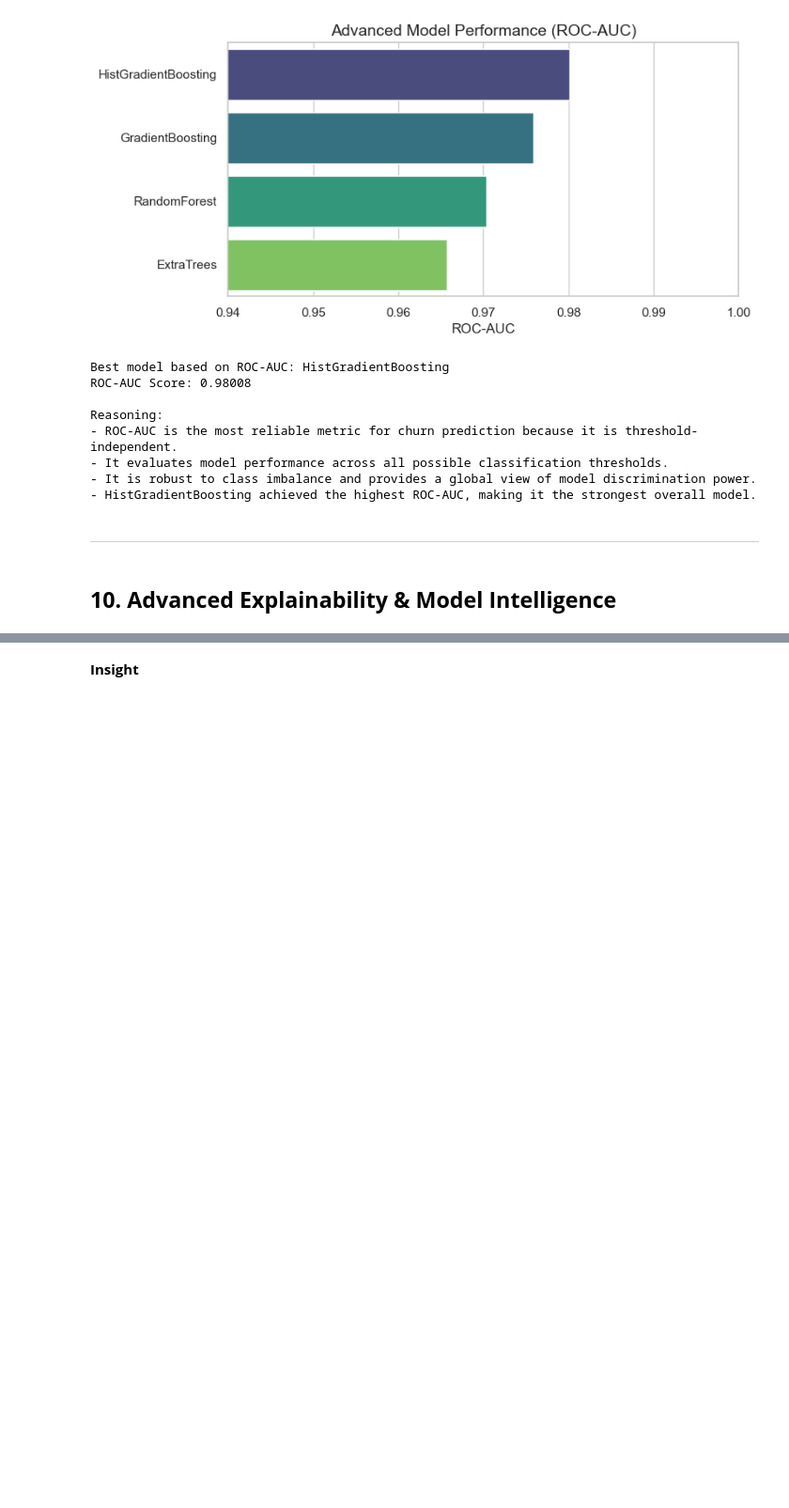
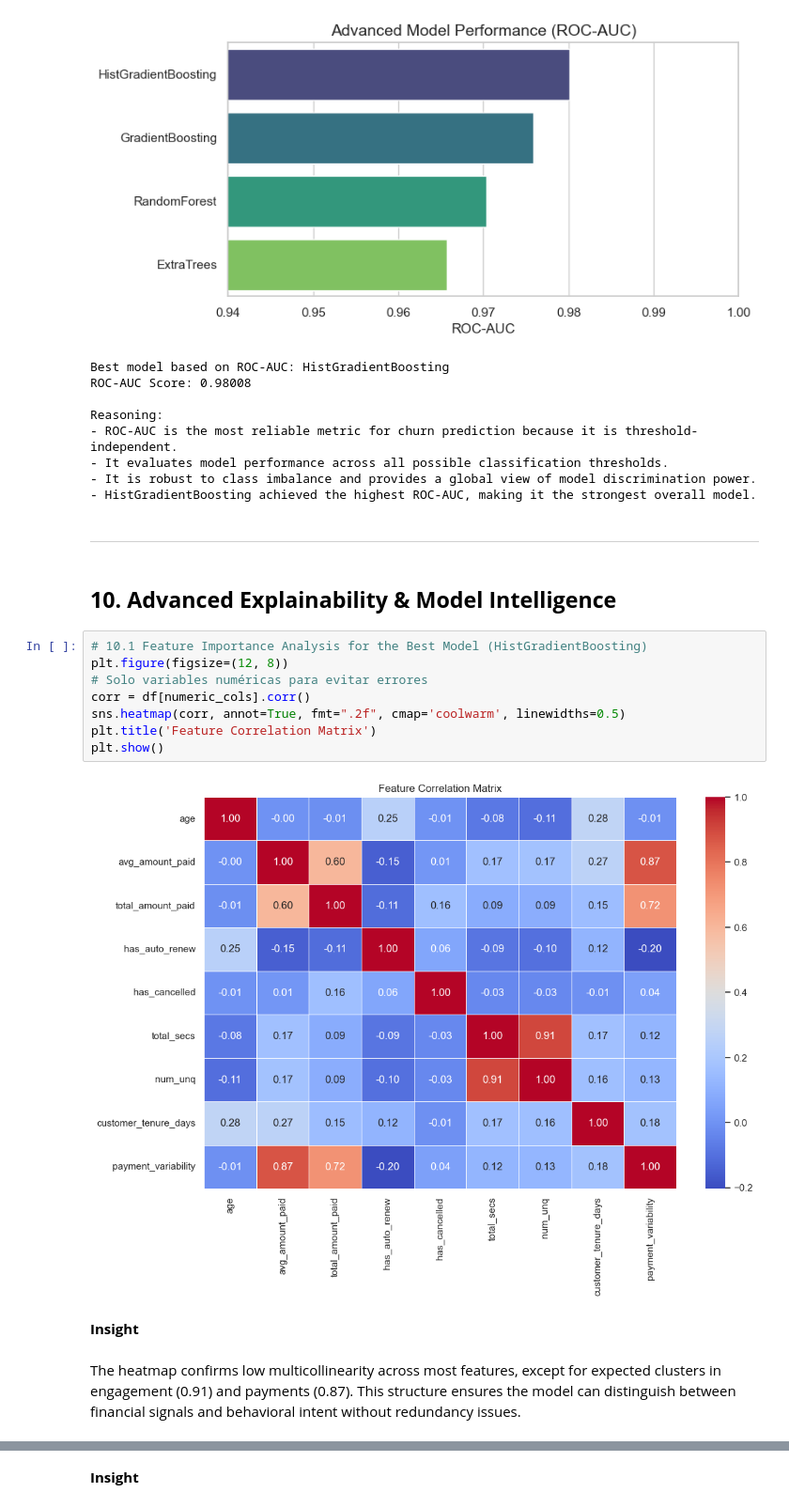
Before and after one commit to PaulinaMamiaga/customer-churn-intelligence-system, a Jupyter notebook: notebooks/03_modeling_and_evaluation.ipynb, the cells around one changed output, grey strips where cells are left out. Shown at 94% size. Drawn from its saved outputs; the diff is of its cells as text; blank space fills up the shorter version.

Commit message:
# Update 03_modeling_and_evaluation

```diff
--- a/notebooks/03_modeling_and_evaluation.ipynb
+++ b/notebooks/03_modeling_and_evaluation.ipynb
@@ -541,4 +541,18 @@ Reasoning:
 -----
 # %% [markdown]
 ## **10. Advanced Explainability & Model Intelligence**
+# %%
+# 10.1 Feature Importance Analysis for the Best Model (HistGradientBoosting)
+plt.figure(figsize=(12, 8))
+# Solo variables numéricas para evitar errores
+corr = df[numeric_cols].corr()
+sns.heatmap(corr, annot=True, fmt=".2f", cmap='coolwarm', linewidths=0.5)
+plt.title('Feature Correlation Matrix')
+plt.show()
+# %% [output]
+[figure, added]
+# %% [markdown]
+**Insight**
+# %% [markdown]
+The heatmap confirms low multicollinearity across most features, except for expected clusters in engagement (0.91) and payments (0.87). This structure ensures the model can distinguish between financial signals and behavioral intent without redundancy issues.
 # %%
```
Also changed, not shown: parts of 14 cells of this notebook.
